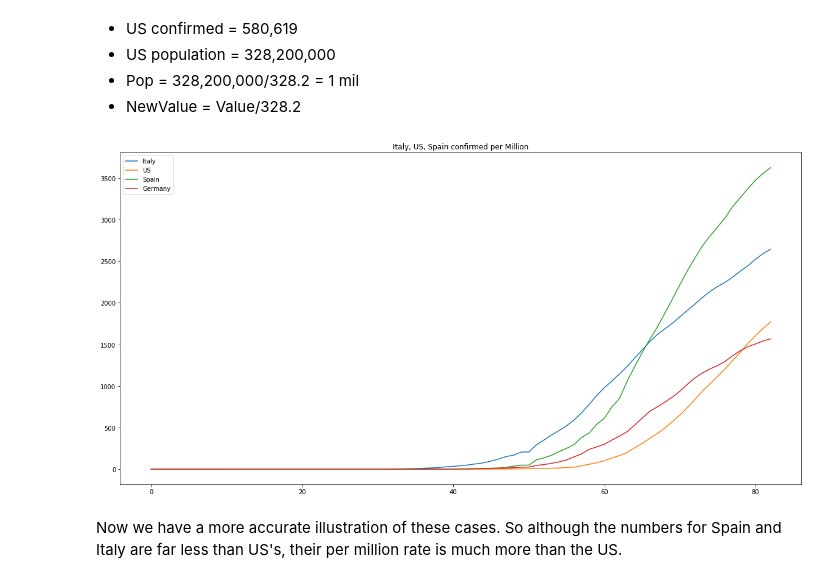
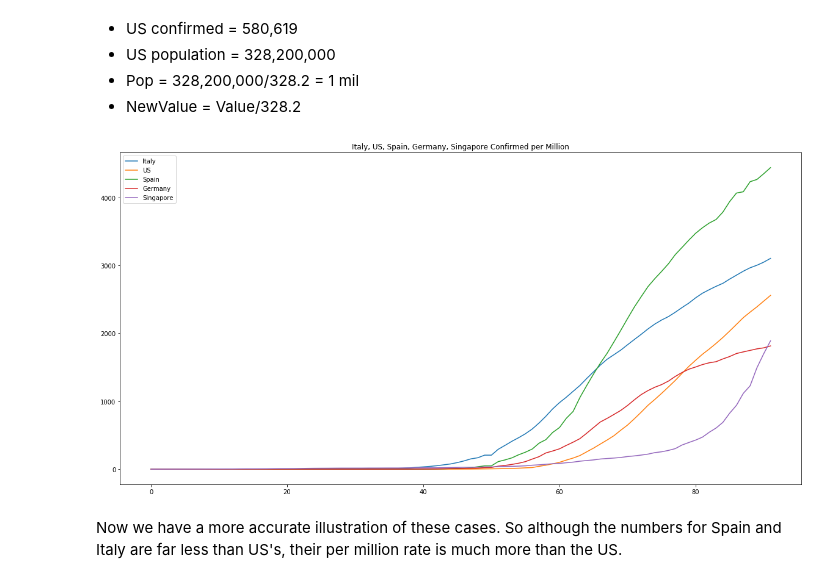
Before and after one commit to covid19data-us/covid19data.us, a Jupyter notebook: notebook/covid_global.ipynb, the cells around one changed output. Saved outputs shown, nothing was run; the diff lists cells and outputs as text; code cells hidden in the pictures.

Commit message:
update global notebook curve

```diff
--- a/notebook/covid_global.ipynb
+++ b/notebook/covid_global.ipynb
@@ -108,3 +108,6 @@ state column, ignoring
 country column, ignoring
 lat column, ignoring
 long column, ignoring
+# %%
+SingaporeData = getCountry('Singapore')
+SingaporeValues = getValues(SingaporeData)
@@ -153,21 +162,24 @@ italyPop = 60360000
 usPop = 328200000
 spainPop = 46940000
 germanyPop = 83020000
+singaporePop = 5369000
 
 ItalyScale = countryScale(ItalyValues, italyPop)
 USScale = countryScale(USValues, usPop)
 SpainScale = countryScale(SpainValues, spainPop)
 GermanyScale = countryScale(GermanyValues, germanyPop)
+SingaporeScale = countryScale(SingaporeValues, singaporePop)
 # %%
-plt.title("Italy, US, Spain confirmed per Million")
+plt.title("Italy, US, Spain, Germany, Singapore Confirmed per Million")
 plt.plot(ItalyScale, label="Italy")
 plt.plot(USScale, label="US")
 plt.plot(SpainScale, label="Spain")
 plt.plot(GermanyScale, label="Germany")
+plt.plot(SingaporeScale, label="Singapore")
 plt.legend()
 plt.show()
 # %% [output]
-[figure, old version]
+[figure, new version]
 # %% [markdown]
 Now we have a more accurate illustration of these cases. So although the numbers for Spain and Italy are far less than US's, their per million rate is much more than the US.
 # %% [markdown]
```
Also changed, not shown: parts of 31 cells of this notebook.
